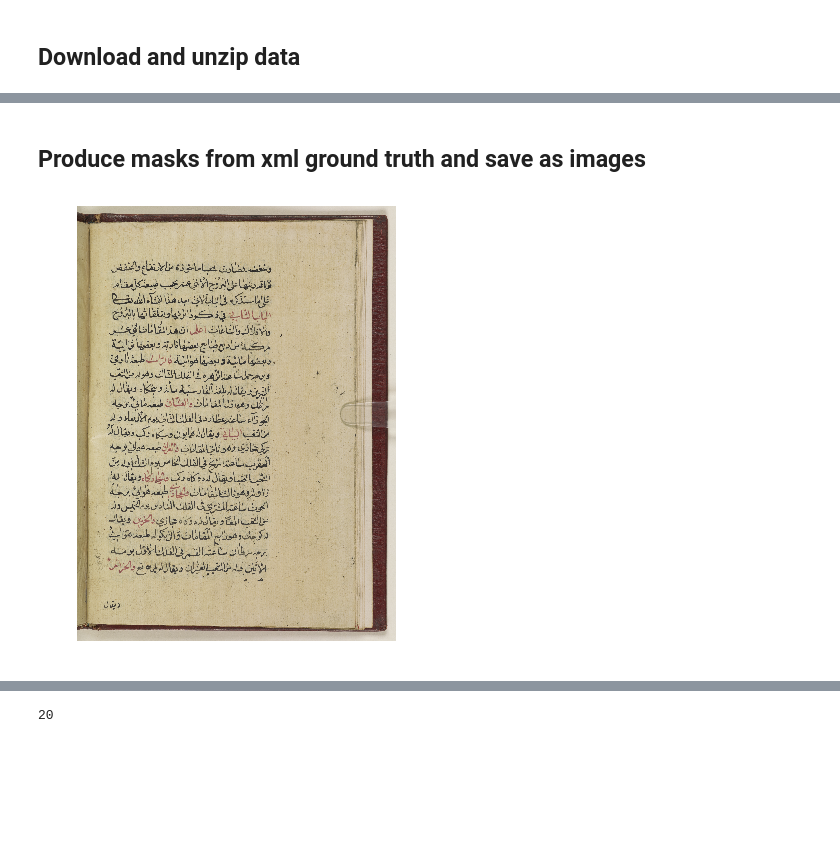
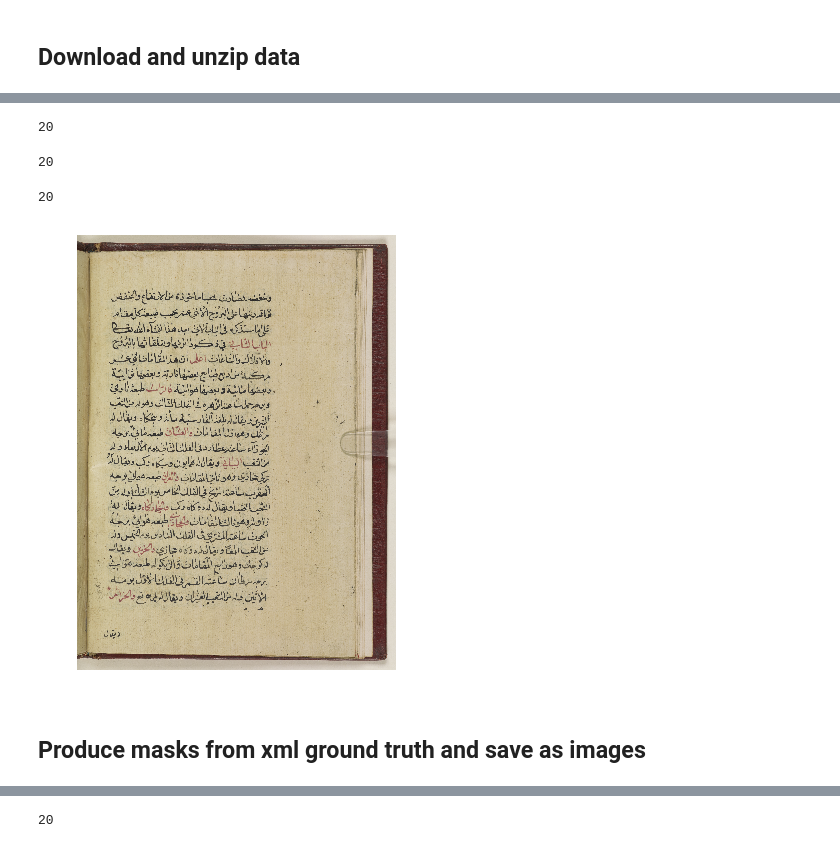
Before and after one commit to uwaisiqbal/RASM2019, a Jupyter notebook: notebooks/Data Preperation.ipynb, the cells around one changed output, grey strips where cells are left out. Cells and saved outputs as stored; diff of their text form; code cells hidden in the pictures; blank space fills up the shorter version.

```diff
--- a/notebooks/Data Preperation.ipynb
+++ b/notebooks/Data Preperation.ipynb
@@ -72,0 +60,4 @@ unzip:  cannot find or open /Users/uwaisiqbal/Code, /Users/uwaisiqbal/Code.zip o
+# %%
+tif_file_list = [file for file in (data_path / 'raw_data' / 'xml_files').ls() if file.suffix == '.tif']; len(tif_file_list)
+# %% [output]
+20
@@ -72,0 +71,4 @@ unzip:  cannot find or open /Users/uwaisiqbal/Code, /Users/uwaisiqbal/Code.zip o
+# %%
+len((data_path / 'raw_data' / 'image_files').ls())
+# %% [output]
+20
@@ -73,11 +80,15 @@ unzip:  cannot find or open /Users/uwaisiqbal/Code, /Users/uwaisiqbal/Code.zip o
+# %%
+len((data_path / 'task1_train').ls())
+# %% [output]
+20
+# %%
+img_f = (data_path / 'task1_train' / 'Add MS 23494_0031.tif')
+img = open_image(img_f)
+img.show(figsize=(10, 8))
+# %% [output]
+[figure, added]
 # %% [markdown]
 ## Produce masks from xml ground truth and save as images
-# %%
-img_f = (data_path / 'train' / 'Add MS 23494_0031.tif')
-img = open_image(img_f)
-img.show(figsize=(10, 8))
-# %% [output]
-[figure, removed]
 # %%
 def parse_coords(points):
     return np.array([tuple(int(p) for p in point.split(',')) for point in points.split()])
```
Also changed, not shown: parts of 20 cells of this notebook.
